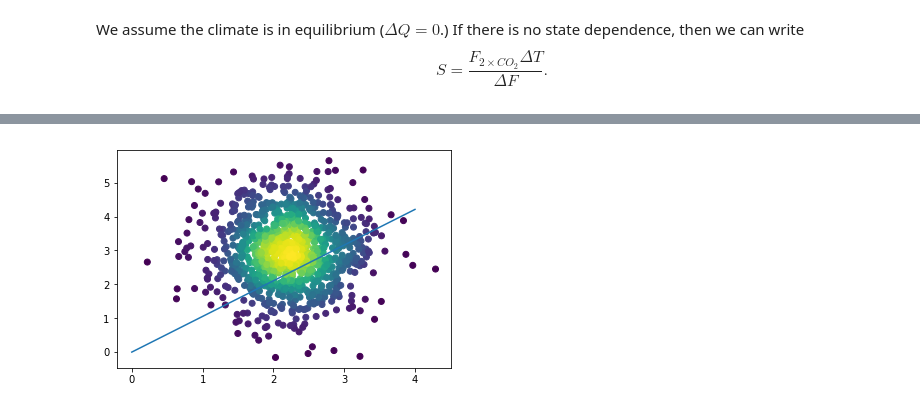
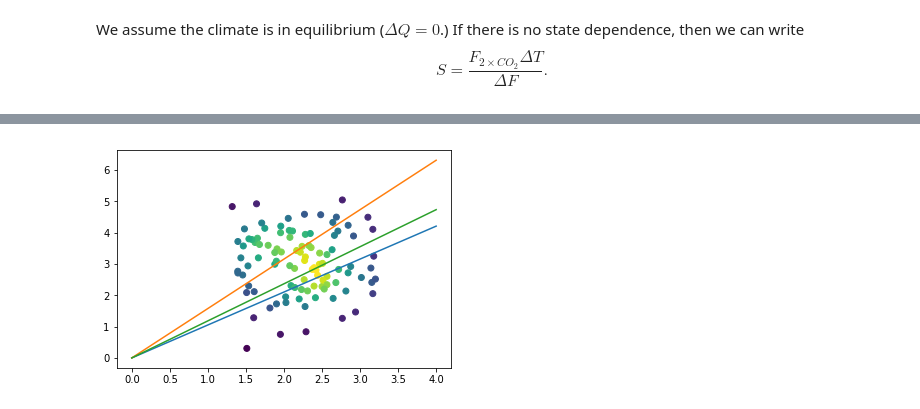
Before and after one commit to katemarvel/WCRP_ECS, a Jupyter notebook: ForwardModel.ipynb, the cells around one changed output, grey strips where cells are left out. Saved outputs shown, nothing was run; the diff lists cells and outputs as text; code cells hidden in the pictures.

Commit message:
finished LGM and pliocene

```diff
--- a/ForwardModel.ipynb
+++ b/ForwardModel.ipynb
@@ -20,7 +22,7 @@ is equal to the equilibrium sensitivity ($S=S_{hist}$).
 
 We have observations of the temperature change $\Delta T$ and the rate of ocean heat uptake $\Delta Q$ (roughly equivalent to the TOA imbalance because the land heat capacity is negligible).  We can estimate the radiative forcing $\Delta F$ from inventories of CO$_2$ emissons and aerosol burden.  The uncertainites in these quantities are (initially) assumed to be Gaussian).
 # %%
-nsamp=1000
+nsamp=100
 dT = np.random.normal(loc=0.91,scale=0.11/1.96,size=nsamp)
 dQ = np.random.normal(0.61,0.14/1.96,size=nsamp)
 # %% [markdown]
@@ -155,11 +178,15 @@ plot_complex_line(3,-.2)
 # %%
-likelihood_LGM = []
-Fs = np.linspace(np.min(dF_LGM),np.max(dF_LGM),nsamp)
+def get_LGM_likelihood(alpha):
+    likelihood_LGM = []
 
-S_possibilities = np.linspace(.1,8,num=nsamp)
-for S in S_possibilities:
-    #the plane is given by
-    Ts =(S/3.8)*Fs
-    #now evaluate the kernel density on the plane using kde
-    Svals=np.vstack((Fs,Ts))
-    likelihood_LGM += [np.sum(kde_LGM(Svals))]
+    Ts = np.linspace(-10,0,nsamp)
+    S_possibilities = np.linspace(.1,8,num=nsamp)
+    for S in S_possibilities:
+        #the plane is given by
+        Fs=Ts*(F2x+alpha*Ts)/S
+        #now evaluate the kernel density on the plane using kde
+        Svals=np.vstack((Ts,Fs))
+        likelihood_LGM += [np.sum(kde_LGM(Svals))]
+    plt.plot(S_possibilities,likelihood_LGM,label=r"$\alpha=$"+str(alpha))
+    plt.xlabel("S")
+    plt.ylabel("Likelihood")
@@ -171,23 +208,25 @@ plt.plot(S_possibilities,likelihood_LGM)
 # %%
 %%capture
-def plot_line_pliocene(S,ax=plt.gca()):
+def plot_line_pliocene(S,ESS,ax=plt.gca()):
     Fs = np.linspace(0,4,num=nsamp)
 
-    plt.plot(Fs,(S/F2x)*Fs)
+    plt.plot(Fs,(S/F2x)*Fs*(1+ESS))
 # %%
 dT_pliocene = np.random.normal(loc=3.0,scale=1.0,size=nsamp)
 dCO2_pliocene=np.random.normal(375.,scale=25.0,size=nsamp)
 dFCO2_pliocene=np.log(dCO2_pliocene/280.)/np.log(2.0)*F2x
 dF_pliocene=dFCO2_pliocene*(1+np.random.normal(.4,scale=0.1,size=nsamp))
 values_pliocene = np.zeros((2,nsamp))
 values_pliocene[1]=dT_pliocene
 values_pliocene[0]=dF_pliocene
 kde_pliocene = stats.gaussian_kde(values_pliocene)
 density_pliocene = kde_pliocene(values_pliocene)
 plt.scatter(dF_pliocene,dT_pliocene,c=density_pliocene)
-plot_line_pliocene(4)
+plot_line_pliocene(4,0)
+plot_line_pliocene(4,.5)
+plot_line_pliocene(3,.5)
 # %% [output]
-[figure, old version]
+[figure, new version]
 # %%
 np.max(dF_pliocene)
 # %% [output]
```
Also changed, not shown: parts of 23 cells of this notebook, 2 other files.
